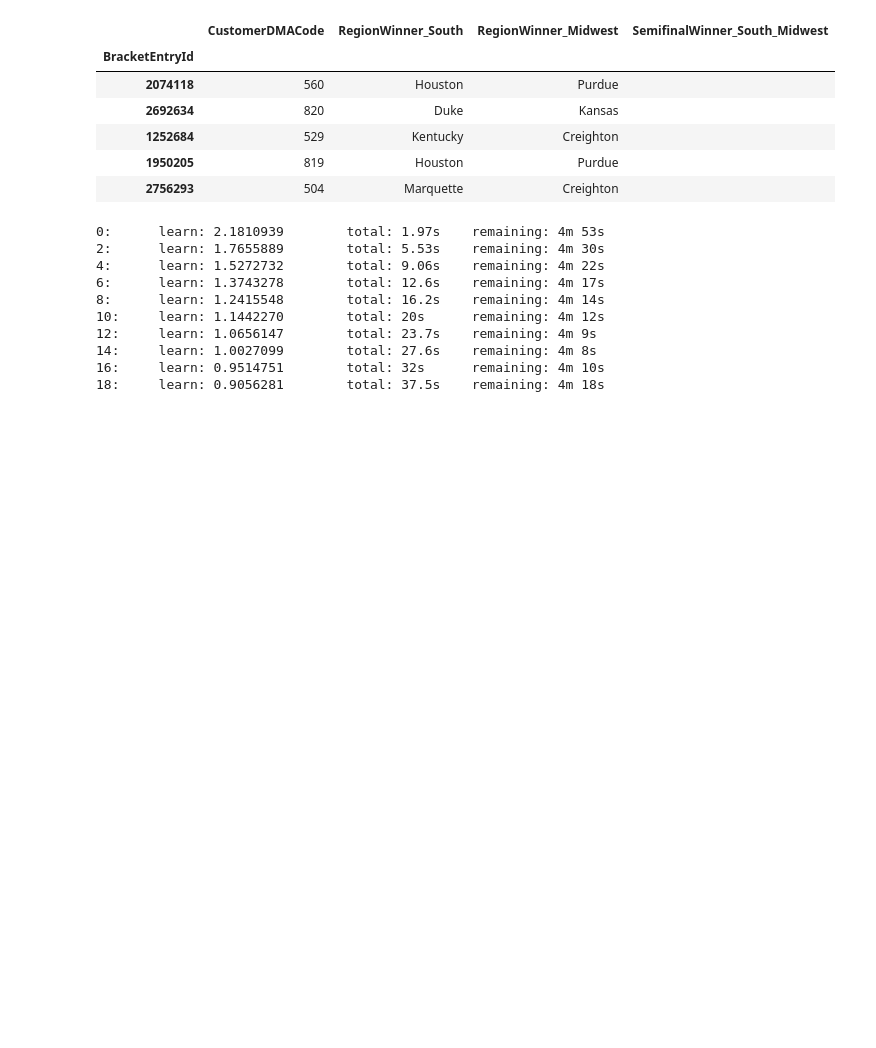
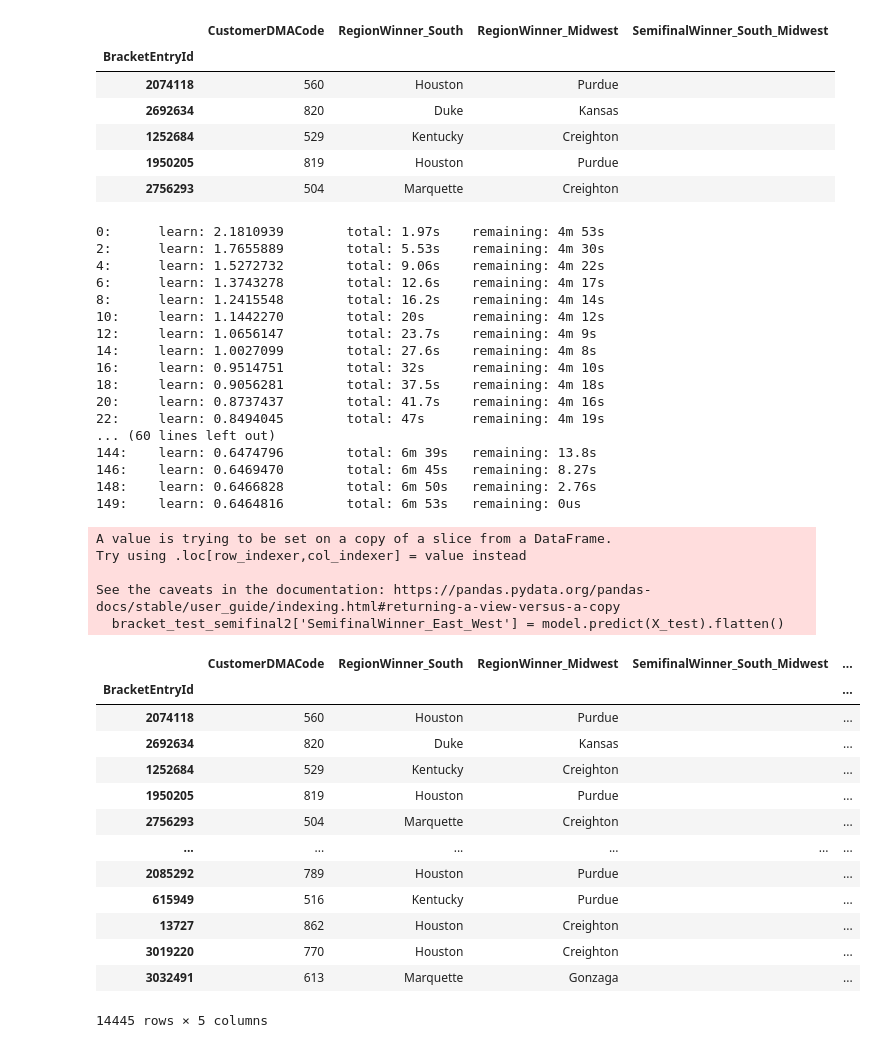
Before and after one commit to Vishnuanand77/Crossroads-Classic-Analytics-Challenge-Learning-Machine, a Jupyter notebook: GBDT.ipynb, the cells around one changed output. Cells and saved outputs as stored; diff of their text form; code cells hidden in the pictures; blank space fills up the shorter version.

```diff
--- a/GBDT.ipynb
+++ b/GBDT.ipynb
@@ -172,28 +172,51 @@ See the caveats in the documentation: https://pandas.pydata.org/pandas-docs/stab
 # %%
 # Define training data (from bracket_training_simple)
 X_train = bracket_training_semifinal2[['CustomerDMACode', 'RegionWinner_South', 'RegionWinner_Midwest',]]
 y_train = bracket_training_semifinal2['SemifinalWinner_South_Midwest']
 
 # Define test data (from bracket_test_simple)
 X_test = bracket_test_semifinal2[['CustomerDMACode', 'RegionWinner_South', 'RegionWinner_Midwest',]]
 
 # Define categorical features
 cat_features = ['CustomerDMACode', 'RegionWinner_South', 'RegionWinner_Midwest',]
 
 # Initialize and train the model
 model = CatBoostClassifier(iterations=150, depth=6, learning_rate=0.1, cat_features=cat_features, verbose=2)
 model.fit(X_train, y_train)
-
-bracket_test_semifinal2['SemifinalWinner_East_West'] = model.predict(X_test).flatten()
-bracket_test_semifinal2
 # %% [output]
 0:      learn: 2.1810939        total: 1.97s    remaining: 4m 53s
 2:      learn: 1.7655889        total: 5.53s    remaining: 4m 30s
 4:      learn: 1.5272732        total: 9.06s    remaining: 4m 22s
 6:      learn: 1.3743278        total: 12.6s    remaining: 4m 17s
 8:      learn: 1.2415548        total: 16.2s    remaining: 4m 14s
 10:     learn: 1.1442270        total: 20s      remaining: 4m 12s
 12:     learn: 1.0656147        total: 23.7s    remaining: 4m 9s
 14:     learn: 1.0027099        total: 27.6s    remaining: 4m 8s
 16:     learn: 0.9514751        total: 32s      remaining: 4m 10s
 18:     learn: 0.9056281        total: 37.5s    remaining: 4m 18s
+20:     learn: 0.8737437        total: 41.7s    remaining: 4m 16s
+22:     learn: 0.8494045        total: 47s      remaining: 4m 19s
+... (60 lines left out)
+144:    learn: 0.6474796        total: 6m 39s   remaining: 13.8s
+146:    learn: 0.6469470        total: 6m 45s   remaining: 8.27s
+148:    learn: 0.6466828        total: 6m 50s   remaining: 2.76s
+149:    learn: 0.6464816        total: 6m 53s   remaining: 0us
+A value is trying to be set on a copy of a slice from a DataFrame.
+Try using .loc[row_indexer,col_indexer] = value instead
+
+See the caveats in the documentation: https://pandas.pydata.org/pandas-docs/stable/user_guide/indexing.html#returning-a-view-versus-a-copy
+  bracket_test_semifinal2['SemifinalWinner_East_West'] = model.predict(X_test).flatten()
+|  | CustomerDMACode | RegionWinner_South | RegionWinner_Midwest | SemifinalWinner_South_Midwest | ... |
+| BracketEntryId |  |  |  |  | ... |
+| 2074118 | 560 | Houston | Purdue |  | ... |
+| 2692634 | 820 | Duke | Kansas |  | ... |
+| 1252684 | 529 | Kentucky | Creighton |  | ... |
+| 1950205 | 819 | Houston | Purdue |  | ... |
+| 2756293 | 504 | Marquette | Creighton |  | ... |
+| ... | ... | ... | ... | ... | ... |
+| 2085292 | 789 | Houston | Purdue |  | ... |
+| 615949 | 516 | Kentucky | Purdue |  | ... |
+| 13727 | 862 | Houston | Creighton |  | ... |
+| 3019220 | 770 | Houston | Creighton |  | ... |
+| 3032491 | 613 | Marquette | Gonzaga |  | ... |
+14445 rows × 5 columns
```
Also changed, not shown: parts of 4 cells of this notebook, 6 other files.
